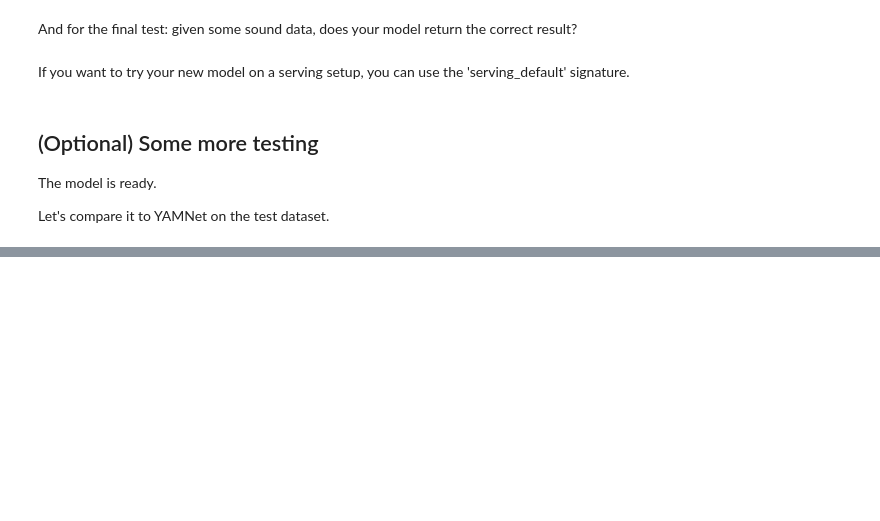
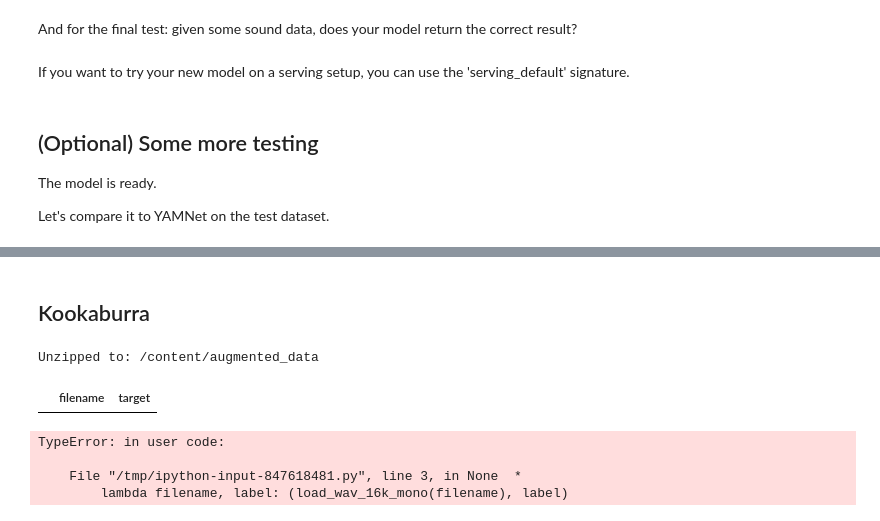
Before and after one commit to larv0001/test, a Jupyter notebook: site/en/tutorials/audio/transfer_learning_audio.ipynb, the cells around one changed output, grey strips where cells are left out. Saved outputs shown, nothing was run; the diff lists cells and outputs as text; code cells hidden in the pictures; blank space fills up the shorter version.

```diff
--- a/site/en/tutorials/audio/transfer_learning_audio.ipynb
+++ b/site/en/tutorials/audio/transfer_learning_audio.ipynb
@@ -509,0 +509,2 @@ Share your project with the TensorFlow team on social media!
+# %% [markdown]
+## Kookaburra
@@ -509,0 +545,50 @@ Share your project with the TensorFlow team on social media!
+# %%
+import zipfile
+import os
+import glob
+import pandas as pd
+
+zip_file = '/content/augmented_kookaburra.zip'  # Path to your uploaded ZIP
+
+# Unzip if not already extracted
+extract_path = '/content/augmented_data'
+if not os.path.exists(extract_path):
+    with zipfile.ZipFile(zip_file, 'r') as zip_ref:
+        zip_ref.extractall(extract_path)
+    print("Unzipped to:", extract_path)
+else:
+    print("Already extracted:", extract_path)
+
+my_classes = ['non_kookaburra', 'kookaburra']  # Binary detection
+base_data_path = '/content/augmented_data/'  # Your extracted folder
+
+filenames = glob.glob(base_data_path + '*.wav')
+targets = [1 if 'kookaburra' in os.path.basename(f).lower() else 0 for f in filenames]  # 1 for positive; add non-WAVs for 0 if needed
+
+my_pd_data = pd.DataFrame({'filename': [str(f) for f in filenames], 'target': targets})
+my_pd_data.head()
+# %% [output]
+Unzipped to: /content/augmented_data
+|  | filename | target |
+# %%
+main_ds = tf.data.Dataset.from_tensor_slices((my_pd_data['filename'], my_pd_data['target']))
+
+main_ds = main_ds.map(lambda filename, label: (load_wav_16k_mono(filename), label))
+
+main_ds = main_ds.map(extract_embedding).unbatch()
+
+# Split
+ds_list = list(main_ds.as_numpy_iterator())
+embeddings, labels = zip(*ds_list)
+
+train_emb, test_emb, train_lab, test_lab = train_test_split(embeddings, labels, test_size=0.2, stratify=labels, random_state=42)
+train_emb, val_emb, train_lab, val_lab = train_test_split(train_emb, train_lab, test_size=0.125, stratify=train_lab, random_state=42)
+
+train_ds = tf.data.Dataset.from_tensor_slices((train_emb, train_lab)).batch(32).prefetch(tf.data.AUTOTUNE)
+val_ds = tf.data.Dataset.from_tensor_slices((val_emb, val_lab)).batch(32).prefetch(tf.data.AUTOTUNE)
+test_ds = tf.data.Dataset.from_tensor_slices((test_emb, test_lab)).batch(32).prefetch(tf.data.AUTOTUNE)
+# %% [output]
+TypeError: in user code:
+
+    File "/tmp/ipython-input-847618481.py", line 3, in None  *
+        lambda filename, label: (load_wav_16k_mono(filename), label)
```
Also changed, not shown: parts of 6 cells of this notebook.
